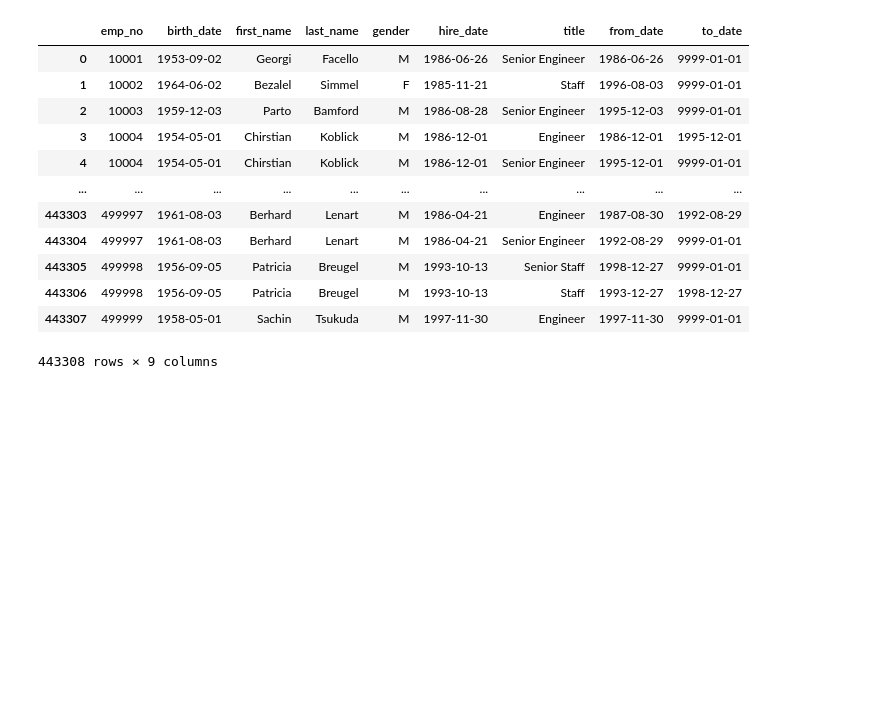
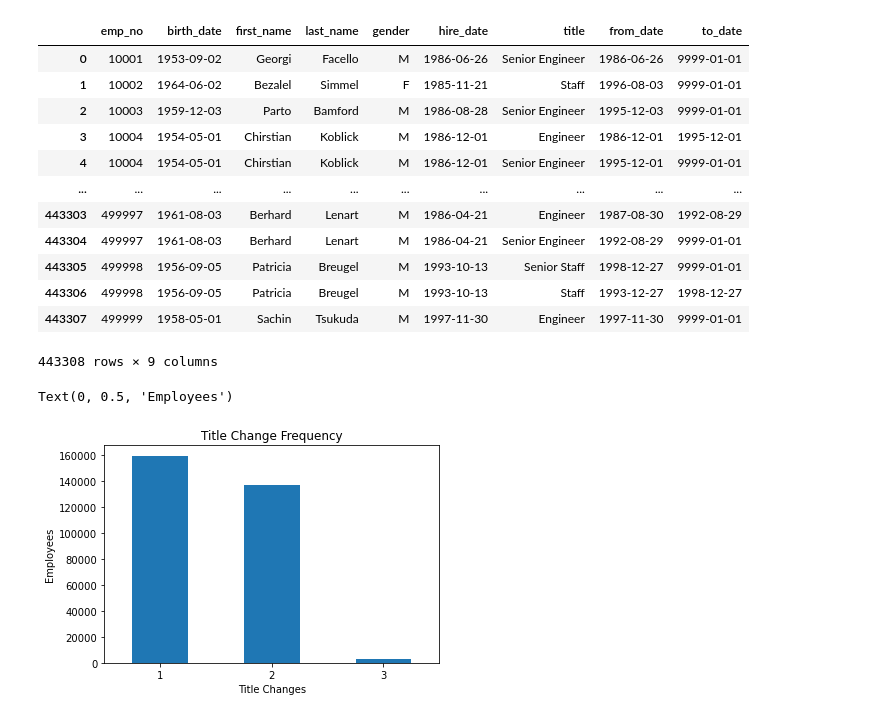
Before and after one commit to albertopuentes/numpy-pandas-visualization-exercises, a Jupyter notebook: advanced.dataframes.ipynb, the cells around one changed output. Drawn from its saved outputs; the diff is of its cells as text; code cells hidden in the pictures; blank space fills up the shorter version.

```diff
--- a/advanced.dataframes.ipynb
+++ b/advanced.dataframes.ipynb
@@ -435,3 +435,16 @@ employees_df.merge(titles_df, how='inner', on="emp_no")
 | 443306 | 499998 | 1956-09-05 | Patricia | Breugel | M | 1993-10-13 | Staff | 1993-12-27 | 1998-12-27 |
 | 443307 | 499999 | 1958-05-01 | Sachin | Tsukuda | M | 1997-11-30 | Engineer | 1997-11-30 | 9999-01-01 |
 443308 rows × 9 columns
+# %%
+# Visualize how frequently employees change titles.
+from matplotlib import pyplot as plt
+
+titles_df.groupby('emp_no').title.count().value_counts().plot.bar()
+plt.title('Title Change Frequency')
+plt.xlabel('Title Changes')
+plt.xticks(rotation=0)
+plt.ylabel('Employees')
+plt.yticks()
+# %% [output]
+Text(0, 0.5, 'Employees')
+[figure, added]
```
